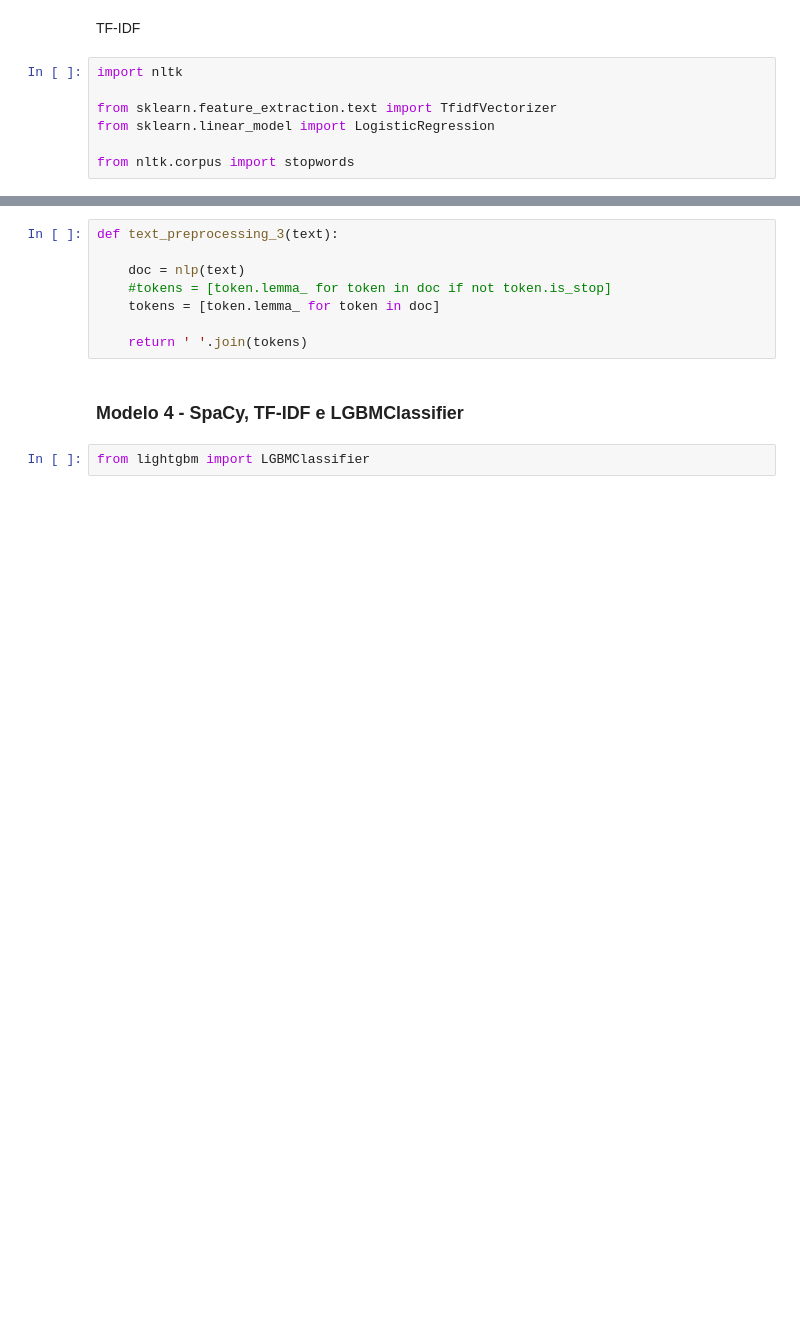
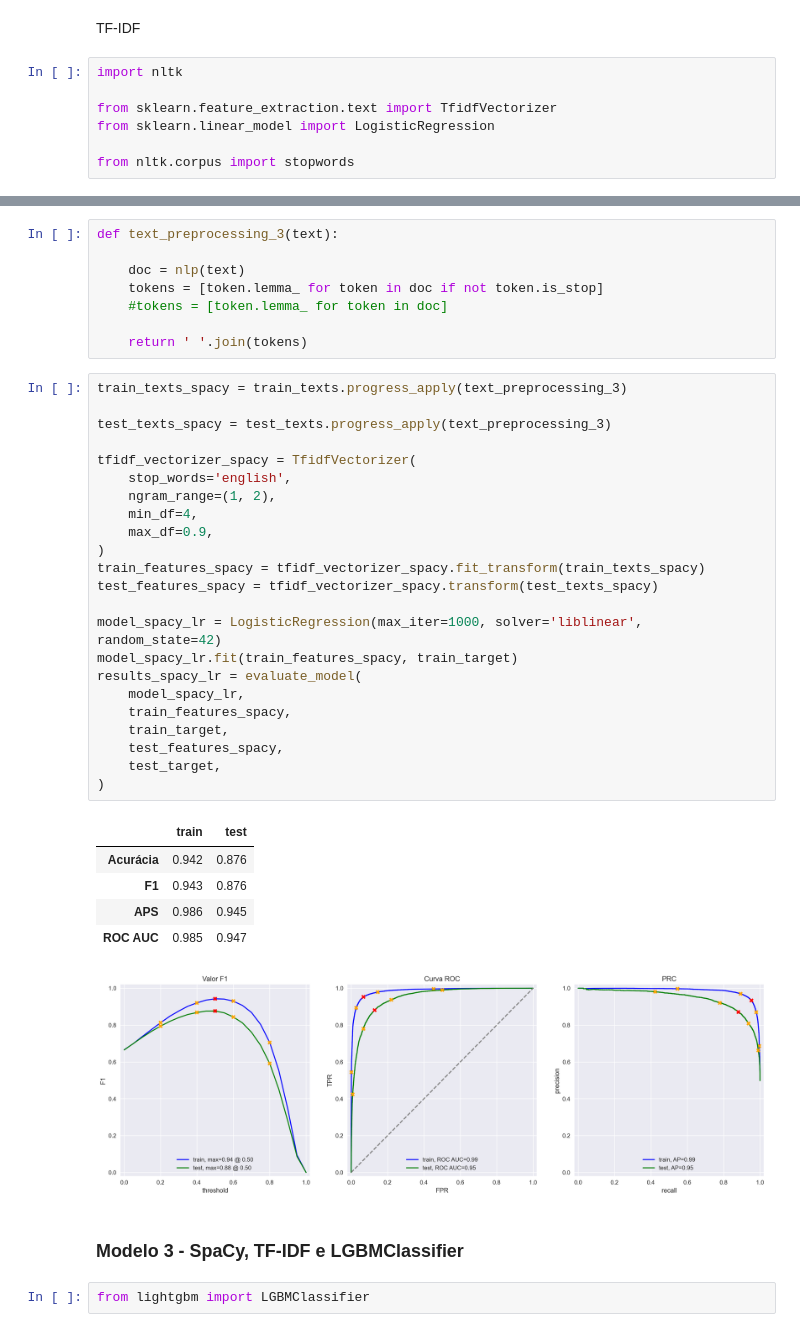
Before and after one commit to FSzekut/Bert, a Jupyter notebook: Notebook/notebook.ipynb, the cells around one changed output, grey strips where cells are left out. Saved outputs shown, nothing was run; the diff lists cells and outputs as text; blank space fills up the shorter version.

```diff
--- a/Notebook/notebook.ipynb
+++ b/Notebook/notebook.ipynb
@@ -383,11 +403,41 @@ OSError: [E050] Can't find model 'en_core_web_sm'. It doesn't seem to be a Pytho
 def text_preprocessing_3(text):
 
     doc = nlp(text)
-    #tokens = [token.lemma_ for token in doc if not token.is_stop]
-    tokens = [token.lemma_ for token in doc]
+    tokens = [token.lemma_ for token in doc if not token.is_stop]
+    #tokens = [token.lemma_ for token in doc]
 
     return ' '.join(tokens)
+# %%
+train_texts_spacy = train_texts.progress_apply(text_preprocessing_3)
+
+test_texts_spacy = test_texts.progress_apply(text_preprocessing_3)
+
+tfidf_vectorizer_spacy = TfidfVectorizer(
+    stop_words='english',
+    ngram_range=(1, 2),
+    min_df=4,
+    max_df=0.9,
+)
+train_features_spacy = tfidf_vectorizer_spacy.fit_transform(train_texts_spacy)
+test_features_spacy = tfidf_vectorizer_spacy.transform(test_texts_spacy)
+
+model_spacy_lr = LogisticRegression(max_iter=1000, solver='liblinear', random_state=42)
+model_spacy_lr.fit(train_features_spacy, train_target)
+results_spacy_lr = evaluate_model(
+    model_spacy_lr,
+    train_features_spacy,
+    train_target,
+    test_features_spacy,
+    test_target,
+)
+# %% [output]
+|  | train | test |
+| Acurácia | 0.942 | 0.876 |
+| F1 | 0.943 | 0.876 |
+| APS | 0.986 | 0.945 |
+| ROC AUC | 0.985 | 0.947 |
+[figure, added]
 # %% [markdown]
-### Modelo 4 - SpaCy, TF-IDF e LGBMClassifier
+### Modelo 3 - SpaCy, TF-IDF e LGBMClassifier
 # %%
 from lightgbm import LGBMClassifier
```
Also changed, not shown: parts of 48 cells of this notebook, 1 other file.
